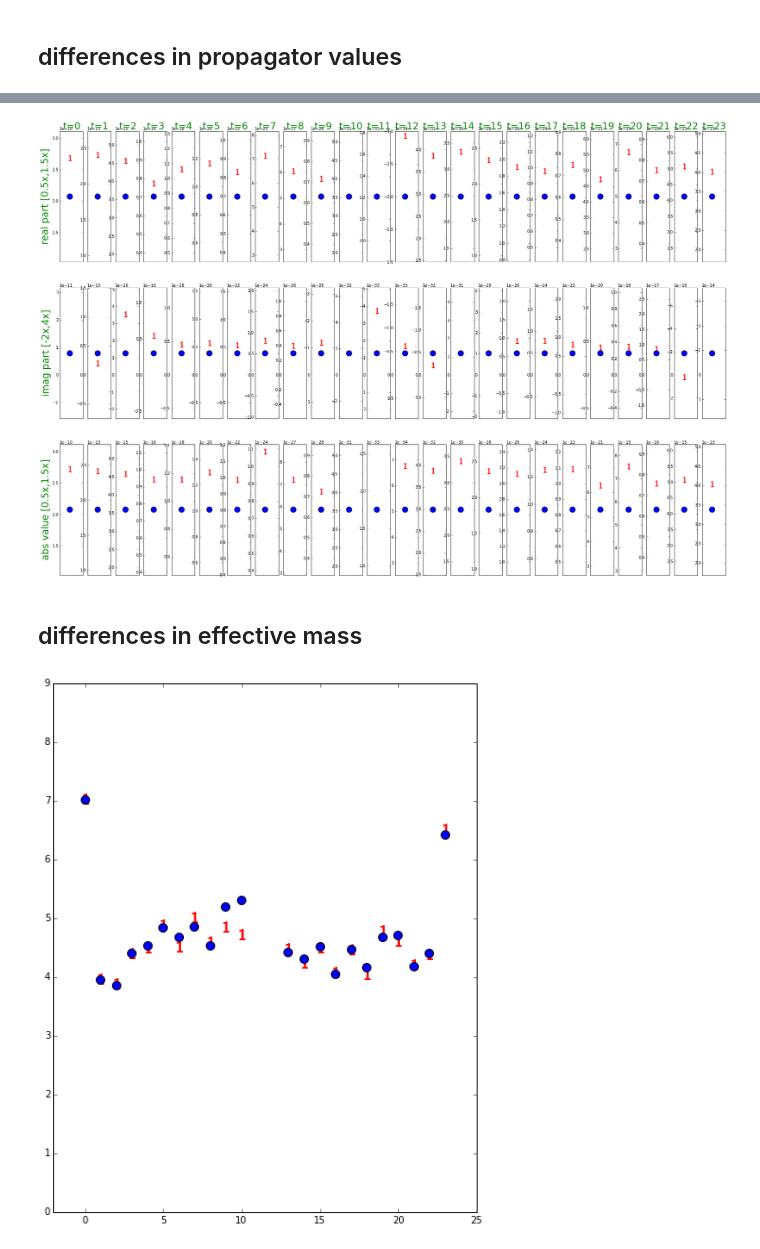
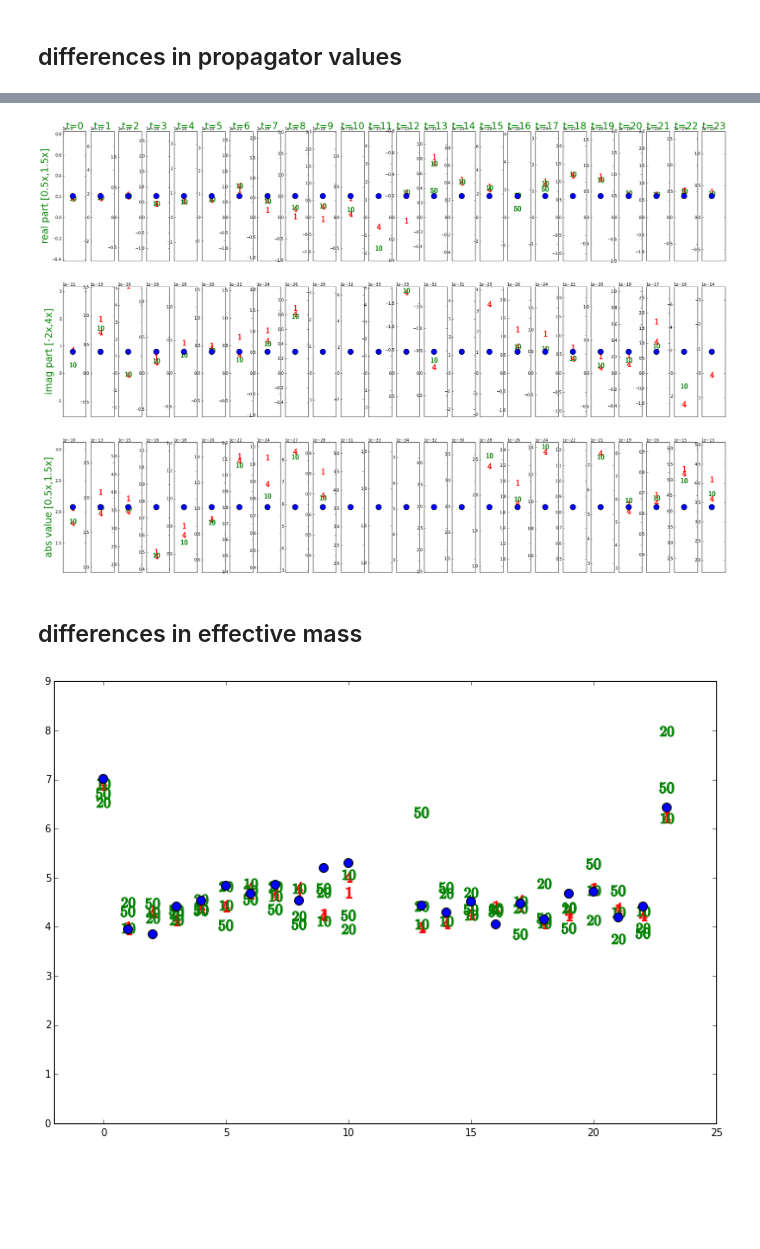
Before and after one commit to vojtak/lqcd_analysis, a Jupyter notebook: 02-25-noise_analysis_loop.ipynb, the cells around one changed output, grey strips where cells are left out. Drawn from its saved outputs; the diff is of its cells as text; code cells hidden in the pictures; blank space fills up the shorter version.

```diff
--- a/02-25-noise_analysis_loop.ipynb
+++ b/02-25-noise_analysis_loop.ipynb
@@ -37,7 +35,6 @@ measurements_noise=["nn_01_correlators_two_hardons",
                     "nn_10_correlators_two_hardons",
                     "nn_20_correlators_two_hardons",
                     "nn_50_correlators_two_hardons"]
-measurements_noise=[measurements_noise[0]]
 measurement_full  =["nn_01_correlators_two_hardons"]
 # %% [markdown]
 #### particle(s)  (in list)
@@ -54,17 +51,17 @@ propagators_full =[extract_propagators(path_results,measurement,particles_full )
 # %%
 fig, ax = subplots(figsize=(10,7))
 noises=["$1$","$4$","$10$","$20$","$50$"]
-colors=["red","red","green","green"]
+colors=["red","red","green","green","green"]
 
 axt=subplot(1,1,1)
 axt.set_yscale('log')
-ylabel('tree',fontsize=24, color='green')
+ylabel('loop',fontsize=24, color='green')
 title("non-relativistic approx, $A=1 \cdots 2$")
 
 for ii,prop in enumerate(propagators_noise):
     for ts in range(len(prop[0][0][0])):
-        to_plot=[abs(x.real)/100**(1+ii) for x in prop[0][0][0][ts]]
-        scatter(range(len(to_plot)),to_plot,color='b')
+        to_plot=[abs(x.real) for x in prop[0][0][0][ts]]
+        scatter(range(len(to_plot)),to_plot,color=colors[ii],marker=noises[ii])
         plot(range(len(to_plot)),to_plot,'b')
 
 for ii,prop in enumerate(propagators_full):
@@ -101,7 +98,7 @@ for t_s in range(24):
         to_plot=[(x.real) for x in prop[0][0][conf][t_slice]][t_s:t_s+1]
         scatter(range(len(to_plot)),to_plot, s=200)
 
-    ylim([0.5*to_plot[0],1.5*to_plot[0]])
+    ylim([-2*to_plot[0],4*to_plot[0]])
     xticks([])
     title("t="+str(t_s),fontsize=24, color='green')
 
@@ -141,29 +138,29 @@ for t_s in range(24):
     ylim([0.5*to_plot[0],1.5*to_plot[0]])
     xticks([])
 # %% [output]
-[figure, old version]
+[figure, new version]
 # %% [markdown]
 ## differences in effective mass
 # %%
-fig, ax = subplots(figsize=(8,10))
+fig, ax = subplots(figsize=(12,8))
 noises=["$1$","$4$","$10$","$20$","$50$"]
 colors=["red","red","green","green","green"]
 sizes=[120,120,200,200,200]
 
 for conf in range(1):
     for t_slice in range(1):
 
         subplot(1,1,1)
 
         xlim([-2,25])
         ylim([0,9])
 
         for ii,prop in enumerate(propagators_noise):
 
             scatter(range(24),effective_mass(prop[0][0][conf][t_slice]),color=colors[ii],marker=noises[ii],s=sizes[ii])
 
         for prop in propagators_full:
 
             scatter(range(24),effective_mass(prop[0][0][conf][t_slice]),s=80)
 # %% [output]
-[figure, old version]
+[figure, new version]
```
Also changed, not shown: parts of 2 cells of this notebook, 3 other files.
